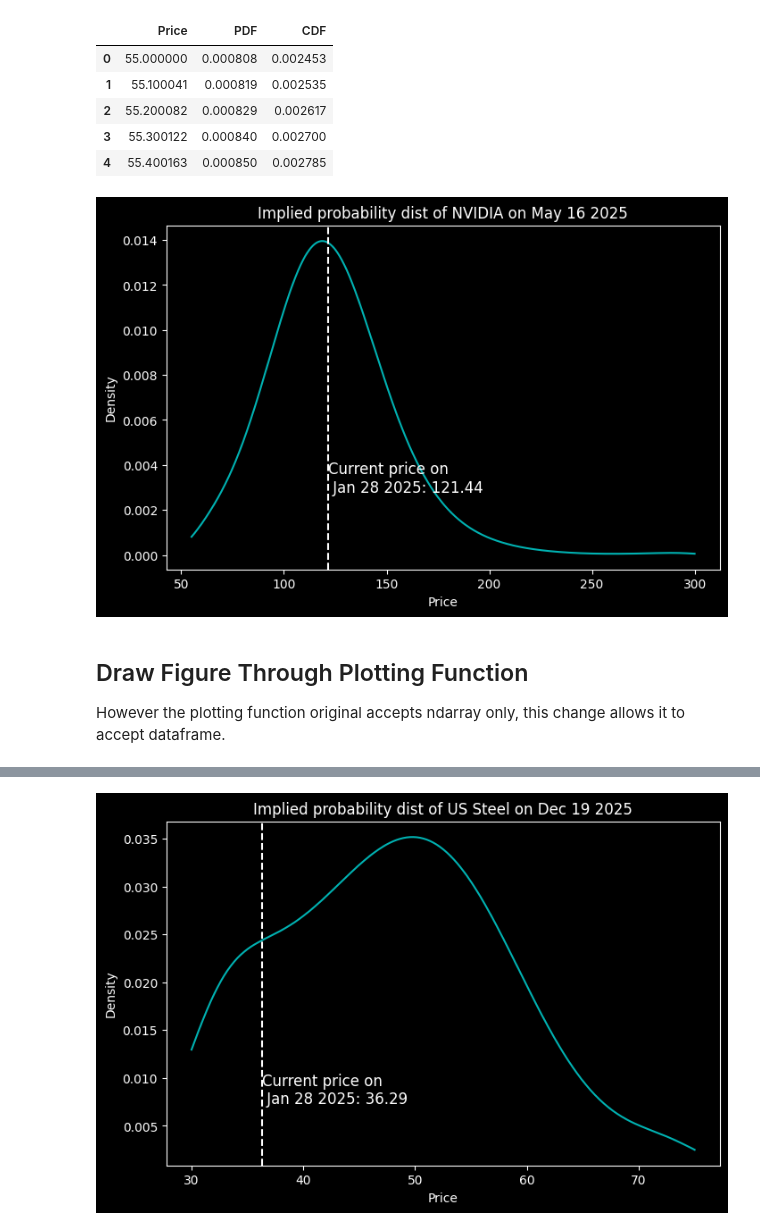
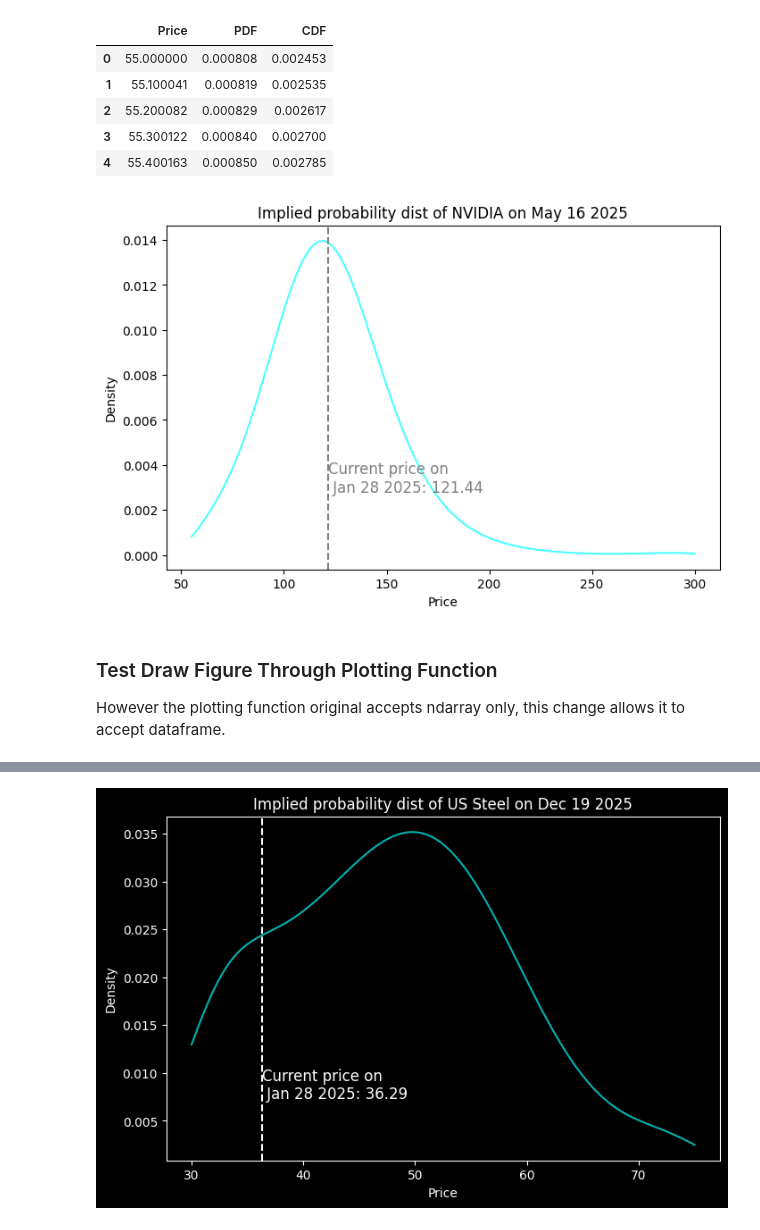
Before and after one commit to TradeInsight-Info/options-implied-probability, a Jupyter notebook: example.ipynb, the cells around one changed output, grey strips where cells are left out. Cells and saved outputs as stored; diff of their text form; code cells hidden in the pictures.

```diff
--- a/example.ipynb
+++ b/example.ipynb
@@ -41,23 +41,31 @@ nvidia_pdf.head()
 # %%
 # Plot probability density function
 plt.figure(figsize=(8, 5))
+
 plt.plot(nvidia_pdf.Price, nvidia_pdf.PDF, label="Implied PDF", color="cyan", alpha=0.7)
 # Add a vertical line at x = 121.44
-plt.axvline(x=121.44, color="white", linestyle="--")
+plt.axvline(x=121.44, color="gray", linestyle="--")
 # Add annotation for clarity
-plt.text(121.44, max(nvidia_pdf.PDF) * 0.3, "Current price on\n Jan 28 2025: 121.44",
-         color="white", fontsize=12, ha="left", va="top")
+plt.text(
+    121.44,
+    max(nvidia_pdf.PDF) * 0.3,
+    "Current price on\n Jan 28 2025: 121.44",
+    color="gray",
+    fontsize=12,
+    ha="left",
+    va="top",
+)
 # Labels and title
 plt.xlabel("Price")
 plt.ylabel("Density")
 # plt.legend()
 plt.title("Implied probability dist of NVIDIA on May 16 2025")
 # Show the plot
 plt.show()
 # %% [output]
-[figure, old version]
+[figure, new version]
 # %% [markdown]
-## Draw Figure Through Plotting Function
+### Test Draw Figure Through Plotting Function
 
 However the plotting function original accepts ndarray only, this change allows it to accept dataframe.
 # %%
```
Also changed, not shown: parts of 20 cells of this notebook.
